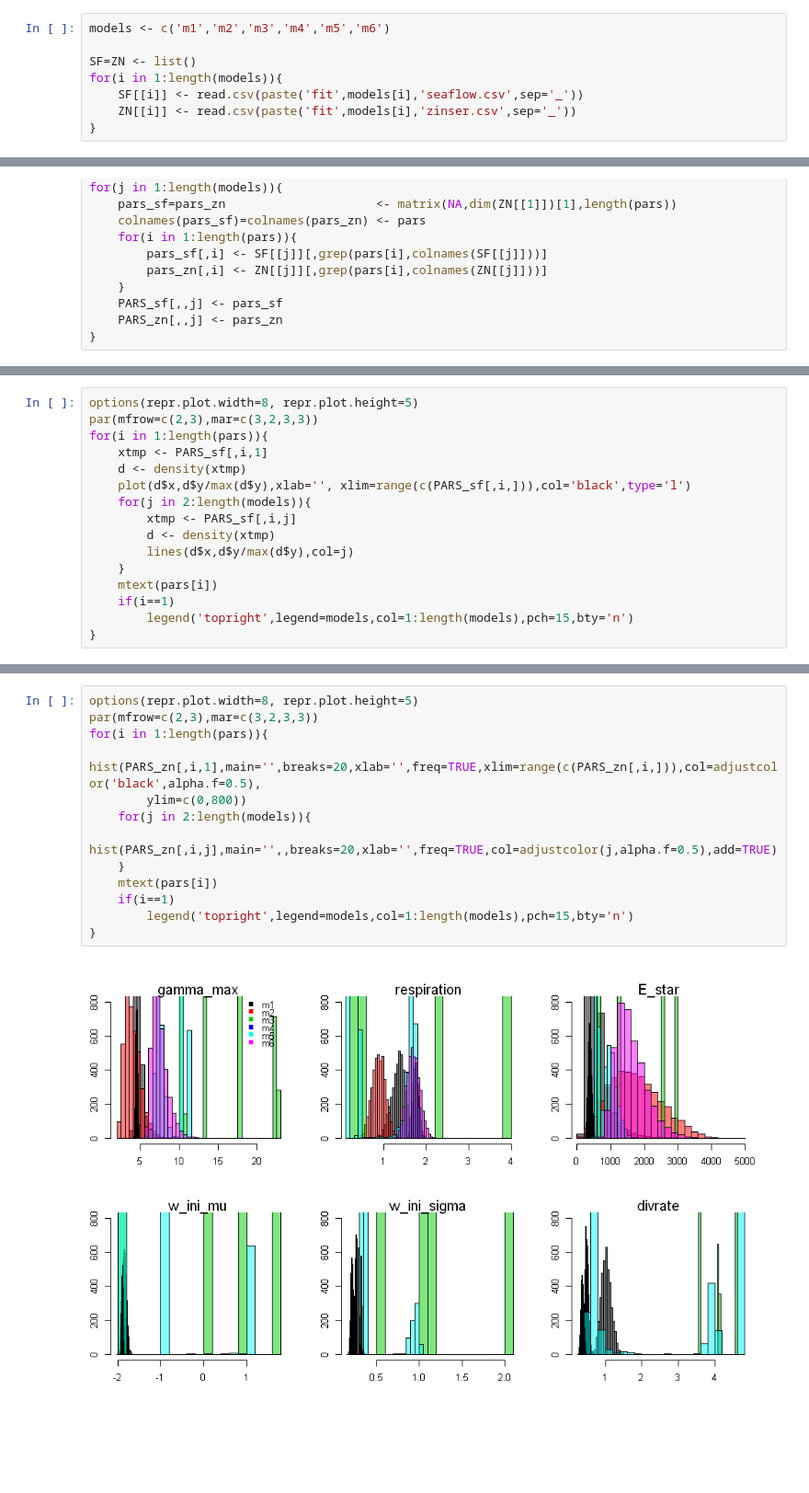
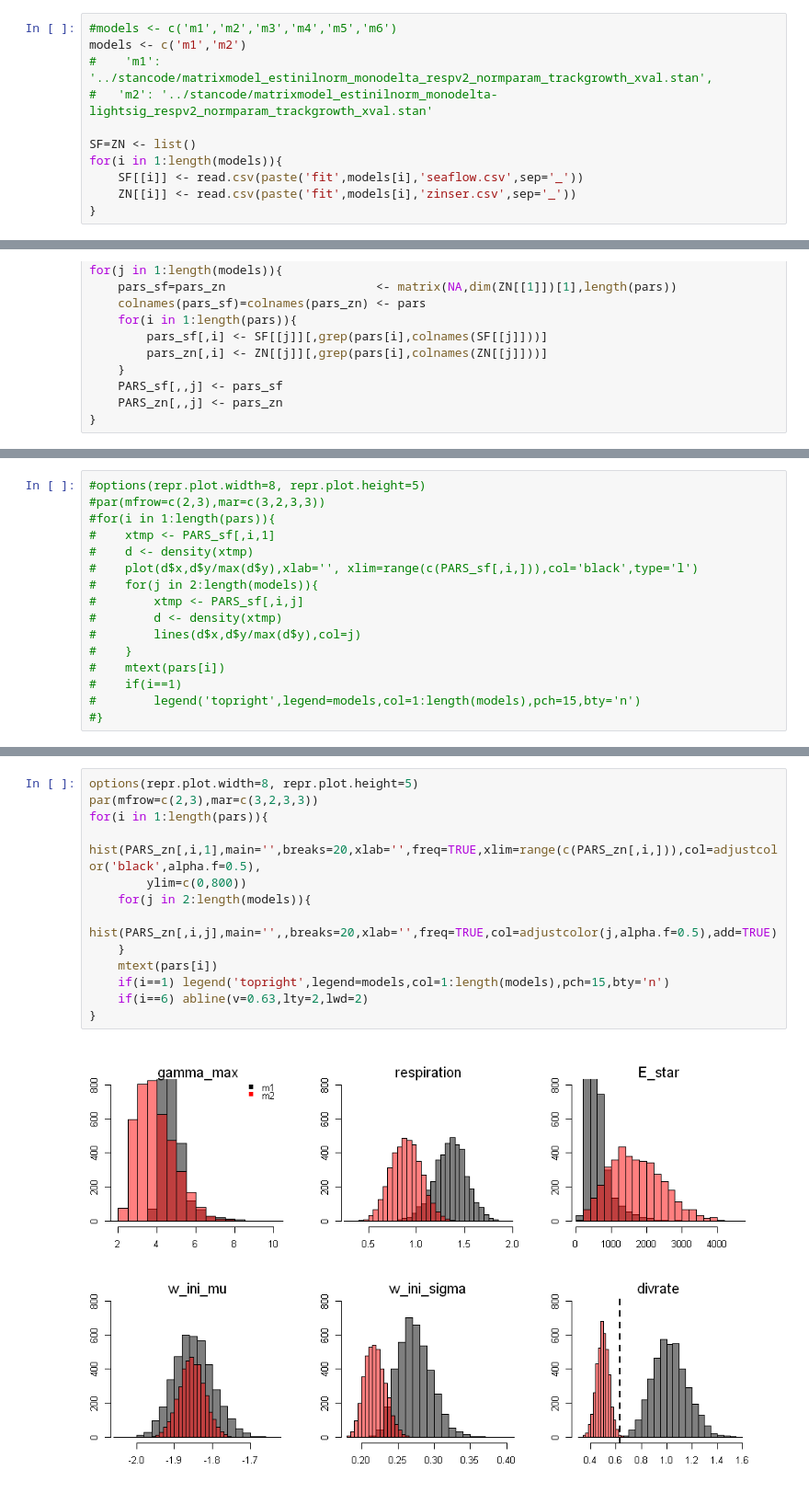
Before and after one commit to fribalet/Bayesian-matrixmodel, a Jupyter notebook: parameter_plots/analysis.ipynb, the cells around one changed output, grey strips where cells are left out. Shown at 92% size. Cells and saved outputs as stored; diff of their text form; blank space fills up the shorter version.

```diff
--- a/parameter_plots/analysis.ipynb
+++ b/parameter_plots/analysis.ipynb
@@ -1,5 +1,8 @@
 # %%
-models <- c('m1','m2','m3','m4','m5','m6')
+#models <- c('m1','m2','m3','m4','m5','m6')
+models <- c('m1','m2')
+#    'm1': '../stancode/matrixmodel_estinilnorm_monodelta_respv2_normparam_trackgrowth_xval.stan',
+#   'm2': '../stancode/matrixmodel_estinilnorm_monodelta-lightsig_respv2_normparam_trackgrowth_xval.stan'
 
 SF=ZN <- list()
 for(i in 1:length(models)){
@@ -43,16 +58,16 @@ for(i in 1:length(pars)){
 # %%
-options(repr.plot.width=8, repr.plot.height=5)
-par(mfrow=c(2,3),mar=c(3,2,3,3))
-for(i in 1:length(pars)){
-    xtmp <- PARS_sf[,i,1]
-    d <- density(xtmp)
-    plot(d$x,d$y/max(d$y),xlab='', xlim=range(c(PARS_sf[,i,])),col='black',type='l')
-    for(j in 2:length(models)){
-        xtmp <- PARS_sf[,i,j]
-        d <- density(xtmp)
-        lines(d$x,d$y/max(d$y),col=j)
-    }
-    mtext(pars[i])
-    if(i==1)
-        legend('topright',legend=models,col=1:length(models),pch=15,bty='n')
-}
+#options(repr.plot.width=8, repr.plot.height=5)
+#par(mfrow=c(2,3),mar=c(3,2,3,3))
+#for(i in 1:length(pars)){
+#    xtmp <- PARS_sf[,i,1]
+#    d <- density(xtmp)
+#    plot(d$x,d$y/max(d$y),xlab='', xlim=range(c(PARS_sf[,i,])),col='black',type='l')
+#    for(j in 2:length(models)){
+#        xtmp <- PARS_sf[,i,j]
+#        d <- density(xtmp)
+#        lines(d$x,d$y/max(d$y),col=j)
+#    }
+#    mtext(pars[i])
+#    if(i==1)
+#        legend('topright',legend=models,col=1:length(models),pch=15,bty='n')
+#}
@@ -61,16 +74,16 @@ for(i in 1:length(pars)){
 # %%
 options(repr.plot.width=8, repr.plot.height=5)
 par(mfrow=c(2,3),mar=c(3,2,3,3))
 for(i in 1:length(pars)){
     hist(PARS_zn[,i,1],main='',breaks=20,xlab='',freq=TRUE,xlim=range(c(PARS_zn[,i,])),col=adjustcolor('black',alpha.f=0.5),
         ylim=c(0,800))
     for(j in 2:length(models)){
         hist(PARS_zn[,i,j],main='',,breaks=20,xlab='',freq=TRUE,col=adjustcolor(j,alpha.f=0.5),add=TRUE)
     }
     mtext(pars[i])
-    if(i==1)
-        legend('topright',legend=models,col=1:length(models),pch=15,bty='n')
+    if(i==1) legend('topright',legend=models,col=1:length(models),pch=15,bty='n')
+    if(i==6) abline(v=0.63,lty=2,lwd=2)
 }
 # %% [output]
-[figure, old version]
+[figure, new version]
 # %%
```
Also changed, not shown: parts of 12 cells of this notebook, 3 other files.
